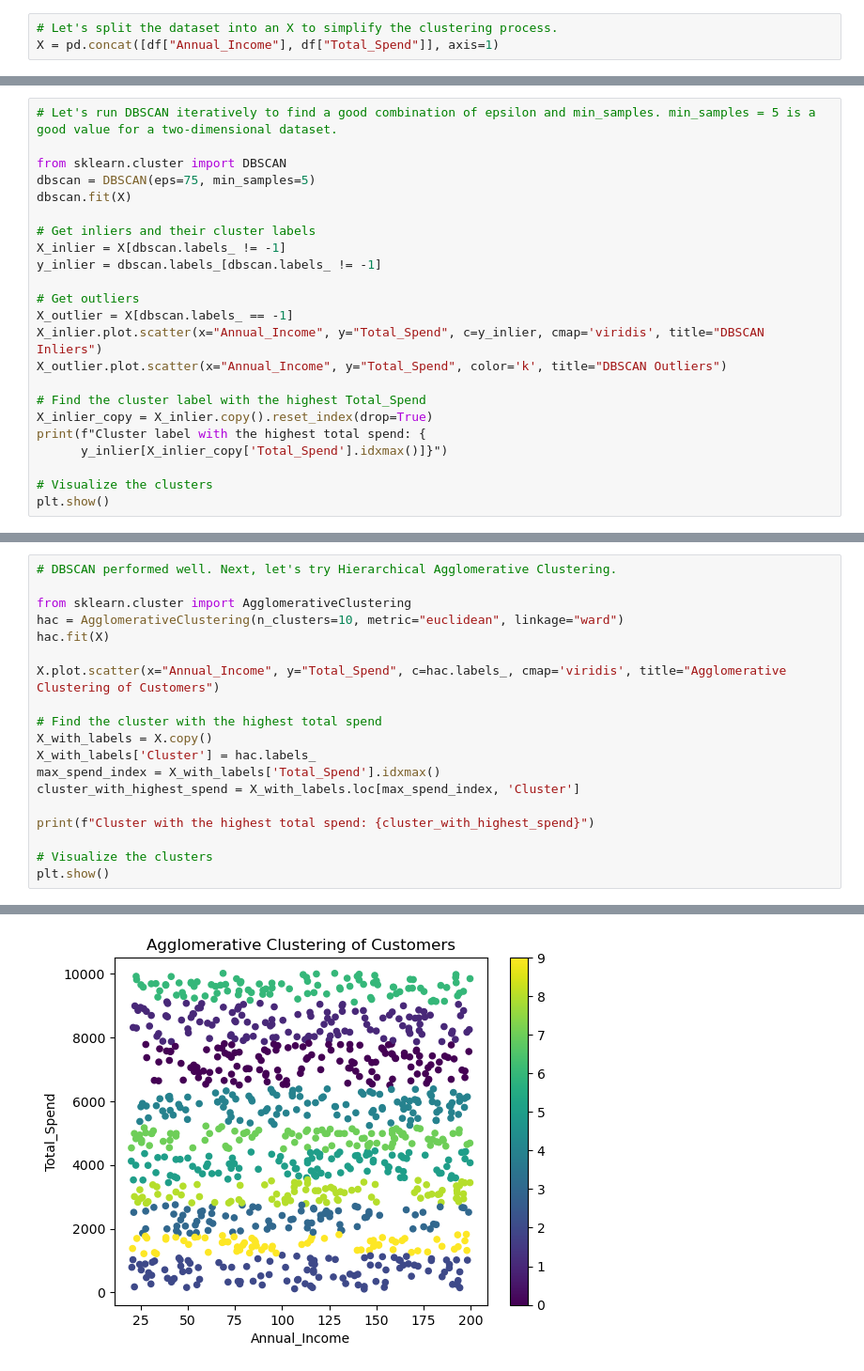
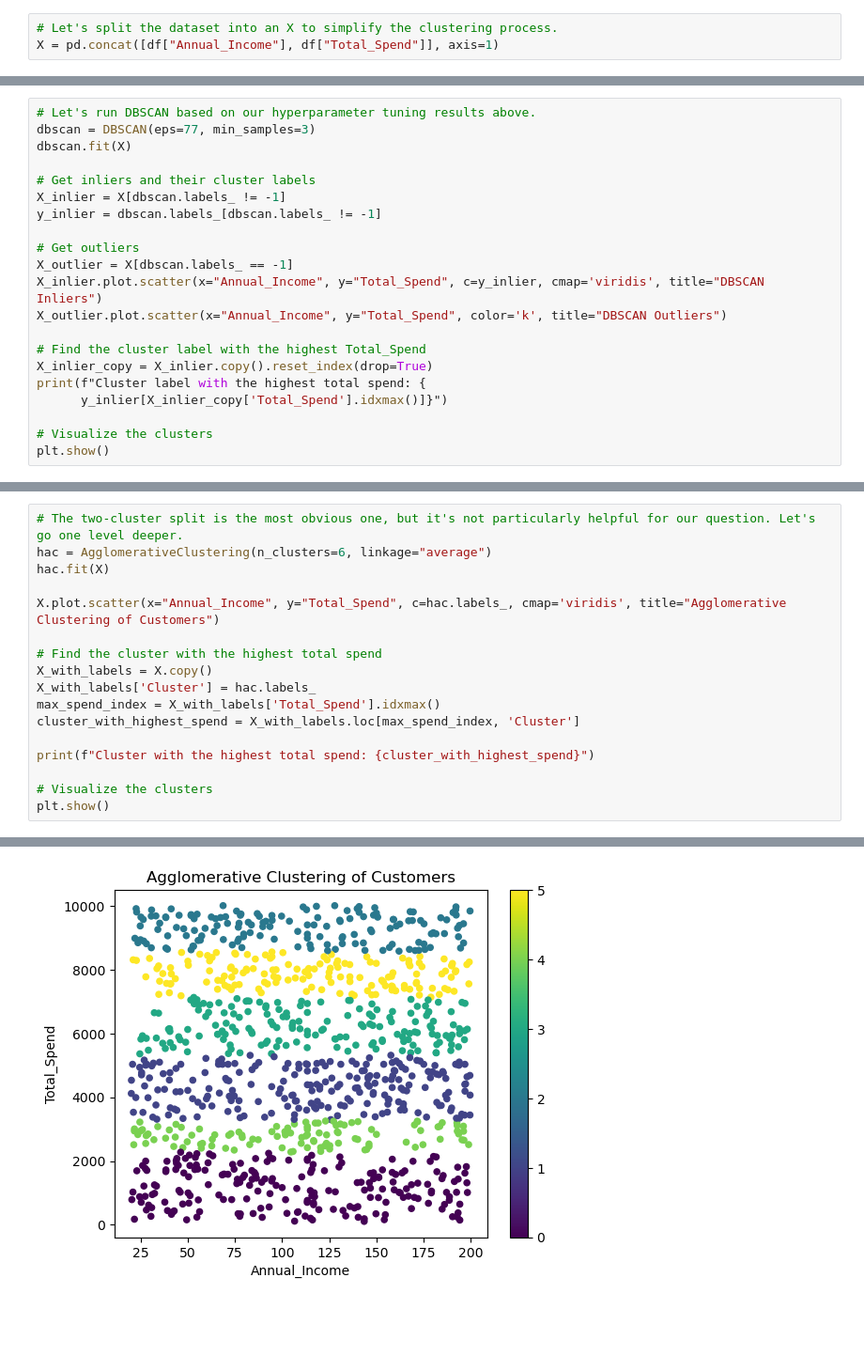
Before and after one commit to tacotuesday/most-valuable-customers, a Jupyter notebook: notebooks/most-valuable-customers.ipynb, the cells around one changed output, grey strips where cells are left out. Shown at 94% size. Cells and saved outputs as stored; diff of their text form; blank space fills up the shorter version.

```diff
--- a/notebooks/most-valuable-customers.ipynb
+++ b/notebooks/most-valuable-customers.ipynb
@@ -409,8 +478,6 @@ X = pd.concat([df["Annual_Income"], df["Total_Spend"]], axis=1)
 # %%
-# Let's run DBSCAN iteratively to find a good combination of epsilon and min_samples. min_samples = 5 is a good value for a two-dimensional dataset.
-
-from sklearn.cluster import DBSCAN
-dbscan = DBSCAN(eps=75, min_samples=5)
+# Let's run DBSCAN based on our hyperparameter tuning results above.
+dbscan = DBSCAN(eps=77, min_samples=3)
 dbscan.fit(X)
 
 # Get inliers and their cluster labels
@@ -436,8 +527,6 @@ Cluster label with the highest total spend: 1
 # %%
-# DBSCAN performed well. Next, let's try Hierarchical Agglomerative Clustering.
-
-from sklearn.cluster import AgglomerativeClustering
-hac = AgglomerativeClustering(n_clusters=10, metric="euclidean", linkage="ward")
+# The two-cluster split is the most obvious one, but it's not particularly helpful for our question. Let's go one level deeper.
+hac = AgglomerativeClustering(n_clusters=6, linkage="average")
 hac.fit(X)
 
 X.plot.scatter(x="Annual_Income", y="Total_Spend", c=hac.labels_, cmap='viridis', title="Agglomerative Clustering of Customers")
@@ -457 +546 @@ Cluster with the highest total spend: 6
-[figure, old version]
+[figure, new version]
```
Also changed, not shown: parts of 27 cells of this notebook.
